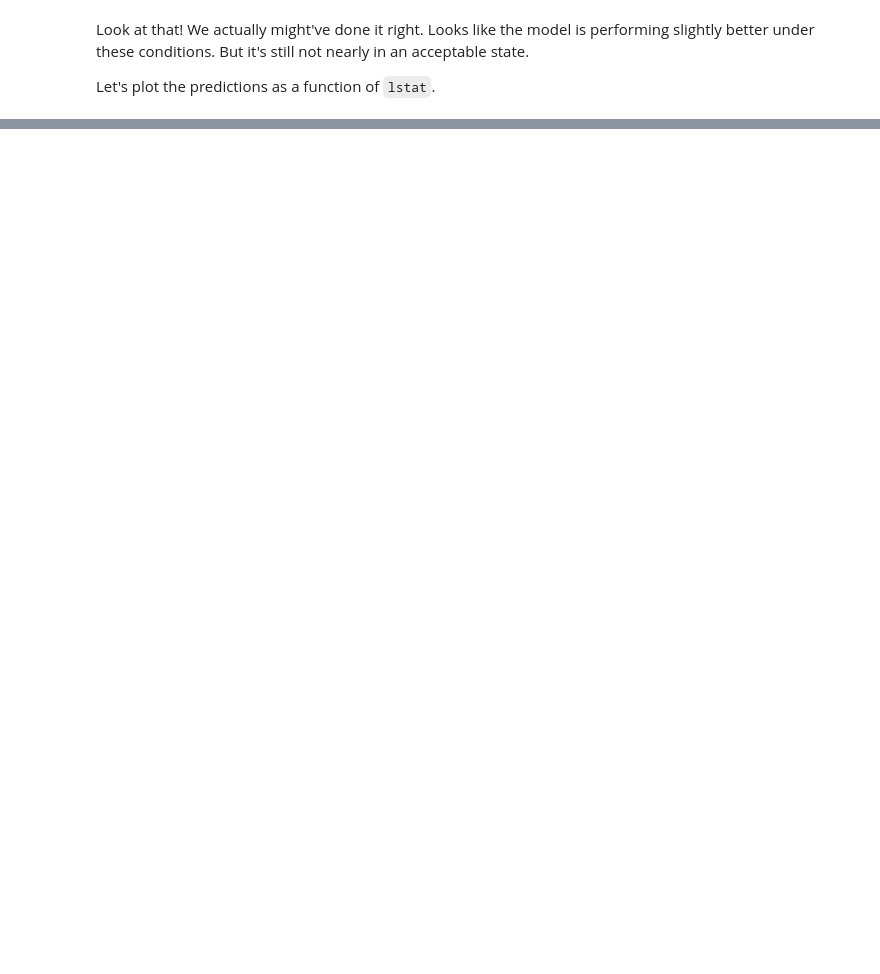
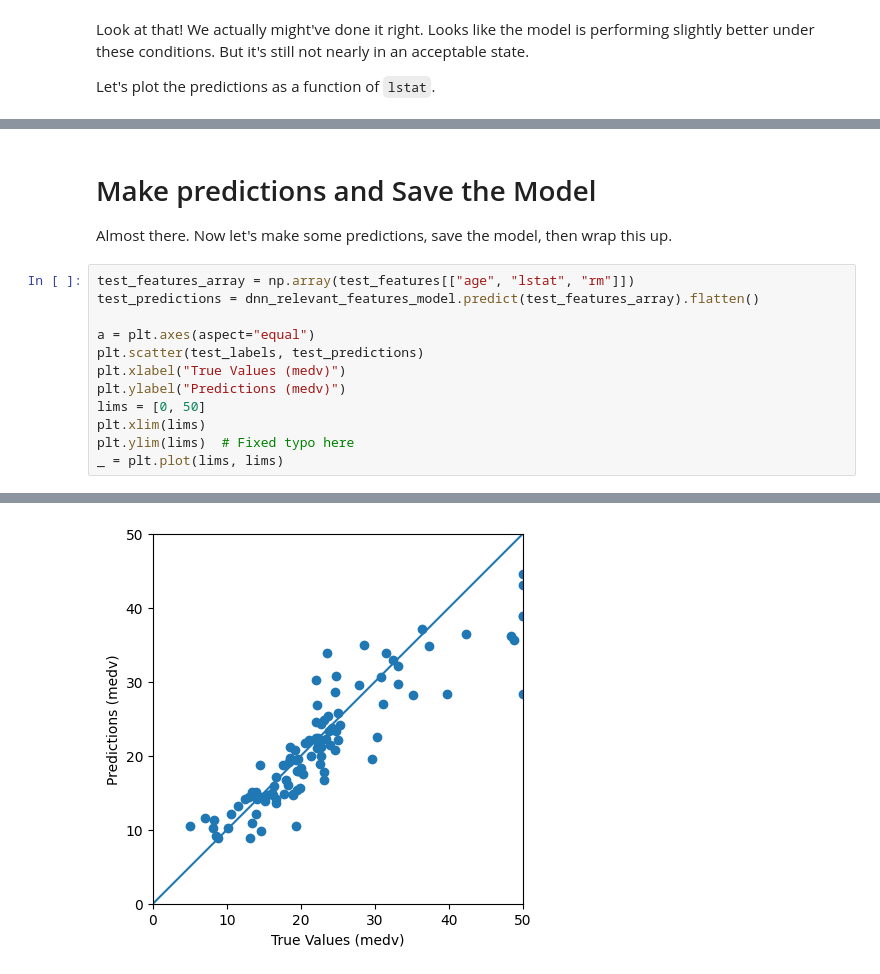
Before and after one commit to crdcamp/ml-learning-linear-regression, a Jupyter notebook: lin_reg_lab_to_tf.ipynb, the cells around one changed output, grey strips where cells are left out. Cells and saved outputs as stored; diff of their text form; blank space fills up the shorter version.

```diff
--- a/lin_reg_lab_to_tf.ipynb
+++ b/lin_reg_lab_to_tf.ipynb
@@ -439,0 +614,17 @@ We can make it better though. First, let's make the multiple input DNN using all
+# %% [markdown]
+# Make predictions and Save the Model
+
+Almost there. Now let's make some predictions, save the model, then wrap this up.
+# %%
+test_features_array = np.array(test_features[["age", "lstat", "rm"]])
+test_predictions = dnn_relevant_features_model.predict(test_features_array).flatten()
+
+a = plt.axes(aspect="equal")
+plt.scatter(test_labels, test_predictions)
+plt.xlabel("True Values (medv)")
+plt.ylabel("Predictions (medv)")
+lims = [0, 50]
+plt.xlim(lims)
+plt.ylim(lims)  # Fixed typo here
+_ = plt.plot(lims, lims)
+# %% [output]
@@ -439,0 +632 @@ We can make it better though. First, let's make the multiple input DNN using all
+[figure, added]
```
Also changed, not shown: parts of 22 cells of this notebook.
